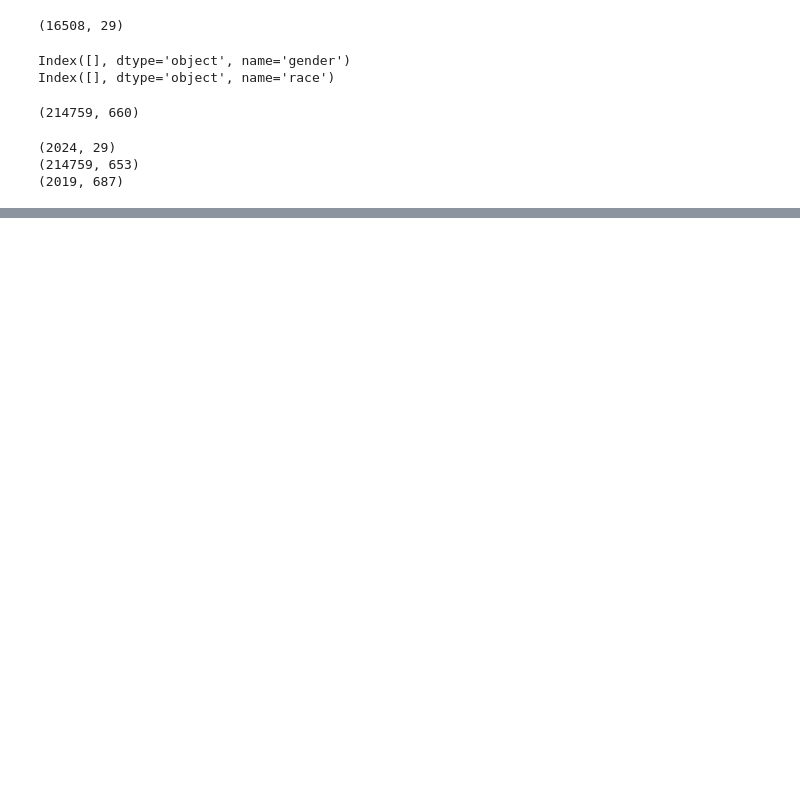
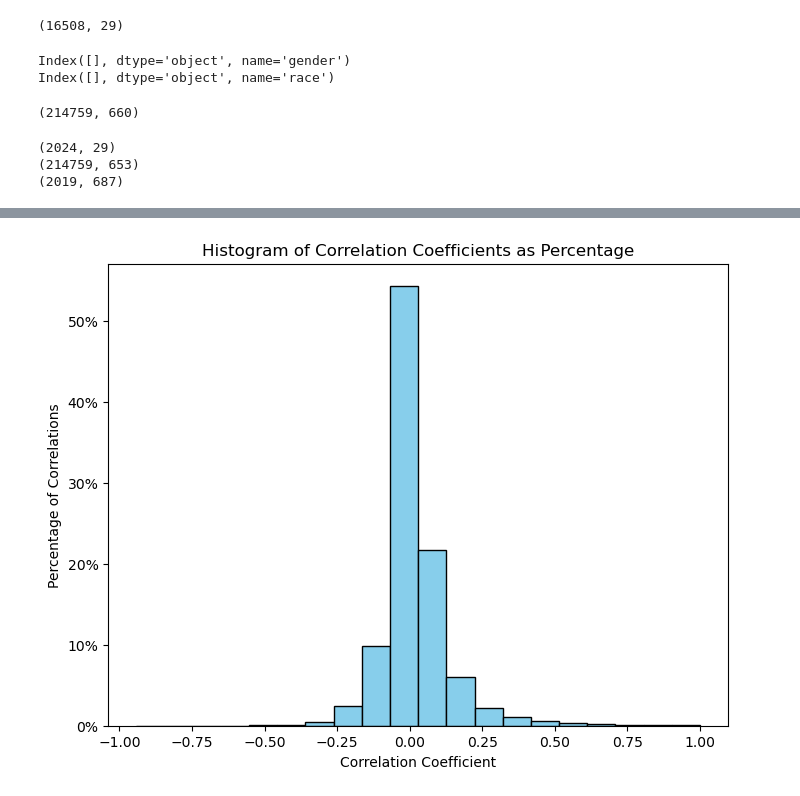
Before and after one commit to DMahjoob/CAIS_DigitalWellbeing, a Jupyter notebook: Preliminary/Week3/Week3_LinearRegression_Spencer.ipynb, the cells around one changed output, grey strips where cells are left out. Drawn from its saved outputs; the diff is of its cells as text; code cells hidden in the pictures; blank space fills up the shorter version.

Commit message:
week4- updated week3 tasks

```diff
--- a/Preliminary/Week3/Week3_LinearRegression_Spencer.ipynb
+++ b/Preliminary/Week3/Week3_LinearRegression_Spencer.ipynb
@@ -130,0 +158,34 @@ merged_data
+# %%
+merged_data['day'] = pd.to_datetime(merged_data['day'].astype(str), format='%Y%m%d')
+
+merged_data['year'] = merged_data['day'].dt.year
+merged_data['month'] = merged_data['day'].dt.month
+merged_data['day_of_week'] = merged_data['day'].dt.dayofweek  # 0=Monday, 6=Sunday
+
+merged_data = merged_data.drop(columns=['day'])
+# %%
+corr_matrix = merged_data.drop(columns=['uid']).corr()
+
+# Flatten the correlation matrix and remove NaN values and self-correlations (diagonal)
+correlations = corr_matrix.values.flatten()
+correlations = correlations[~np.isnan(correlations)]
+correlations = correlations[correlations != 1.0]
+
+# Calculate histogram counts and convert to percentages
+counts, bins = np.histogram(correlations, bins=20)
+percentages = (counts / counts.sum()) * 100  # Convert counts to percentages
+
+# Plot histogram with percentages
+plt.figure(figsize=(8, 6))
+plt.bar(bins[:-1], percentages, width=np.diff(bins), edgecolor="black", align="edge", color='skyblue')
+
+# Adjust y-axis to show percentages
+plt.gca().yaxis.set_major_formatter(plt.FuncFormatter(lambda y, _: f'{y:.0f}%'))
+
+# Labels and title
+plt.xlabel("Correlation Coefficient")
+plt.ylabel("Percentage of Correlations")
+plt.title("Histogram of Correlation Coefficients as Percentage")
+plt.show()
+# %% [output]
+[figure, added]
```
Also changed, not shown: parts of 16 cells of this notebook.
